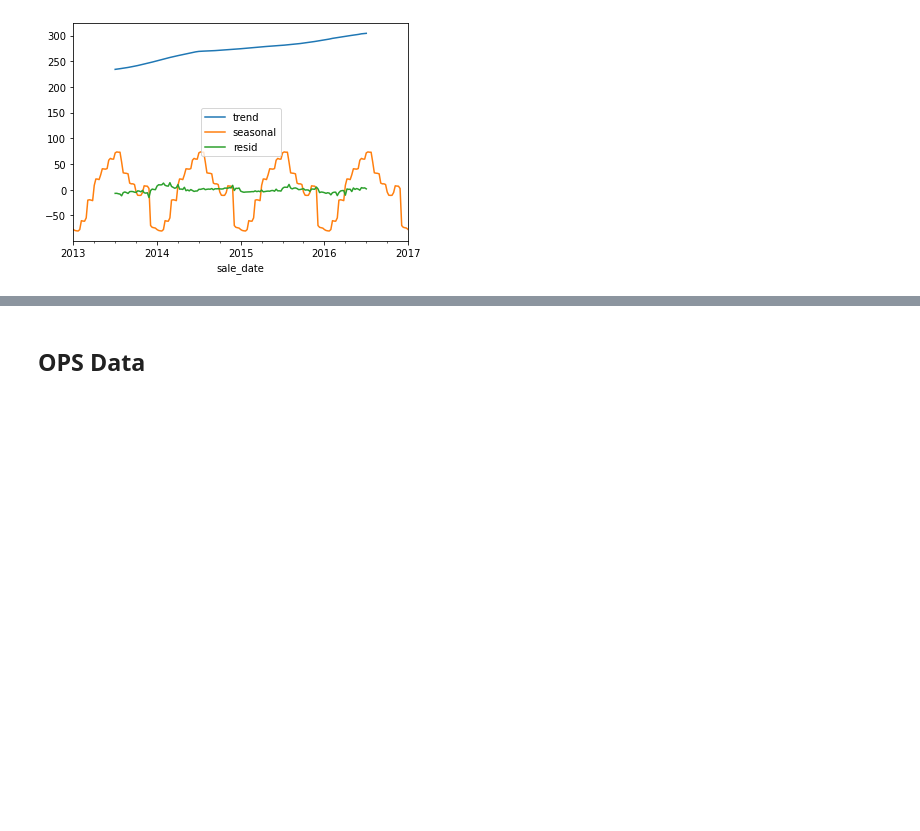
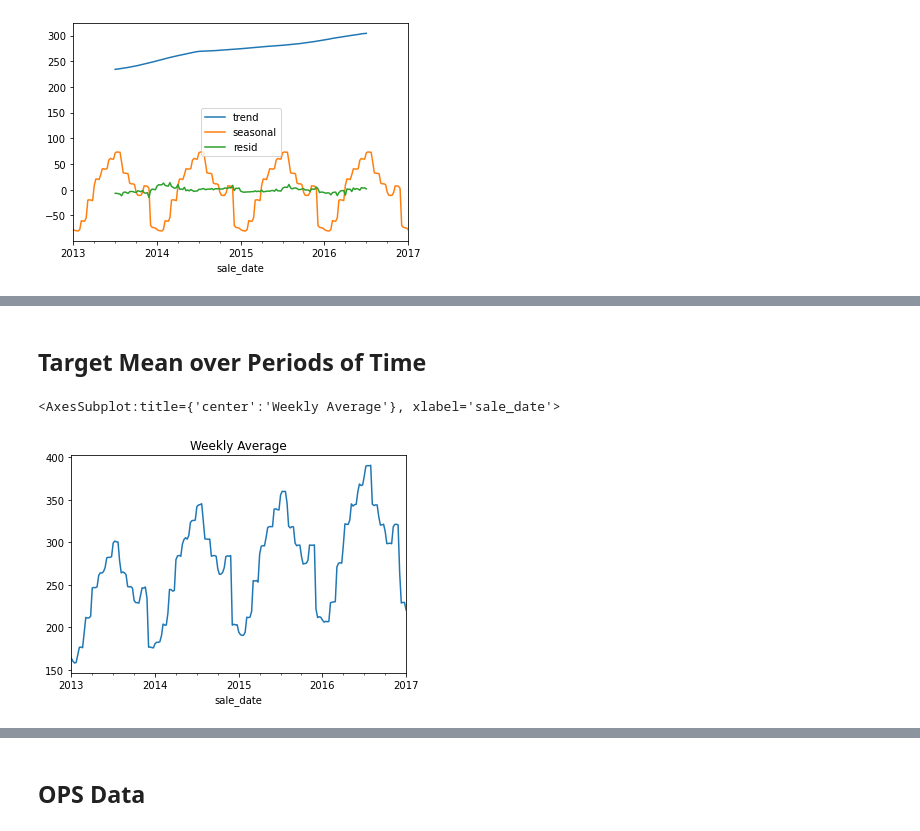
Before and after one commit to paigerackley/time-series-exercises, a Jupyter notebook: explore.ipynb, the cells around one changed output, grey strips where cells are left out. Saved outputs shown, nothing was run; the diff lists cells and outputs as text; code cells hidden in the pictures; blank space fills up the shorter version.

```diff
--- a/explore.ipynb
+++ b/explore.ipynb
@@ -262,0 +267,3 @@ decomposition.iloc[:, 1:].plot()
+# %%
+y = train.sales_total
+y.plot()
@@ -262,0 +273,7 @@ decomposition.iloc[:, 1:].plot()
+# %% [markdown]
+## Target Mean over Periods of Time
+# %%
+y.resample('W').mean().plot(title = 'Weekly Average')
+# %% [output]
+<AxesSubplot:title={'center':'Weekly Average'}, xlabel='sale_date'>
+[figure, added]
```
Also changed, not shown: parts of 41 cells of this notebook.
